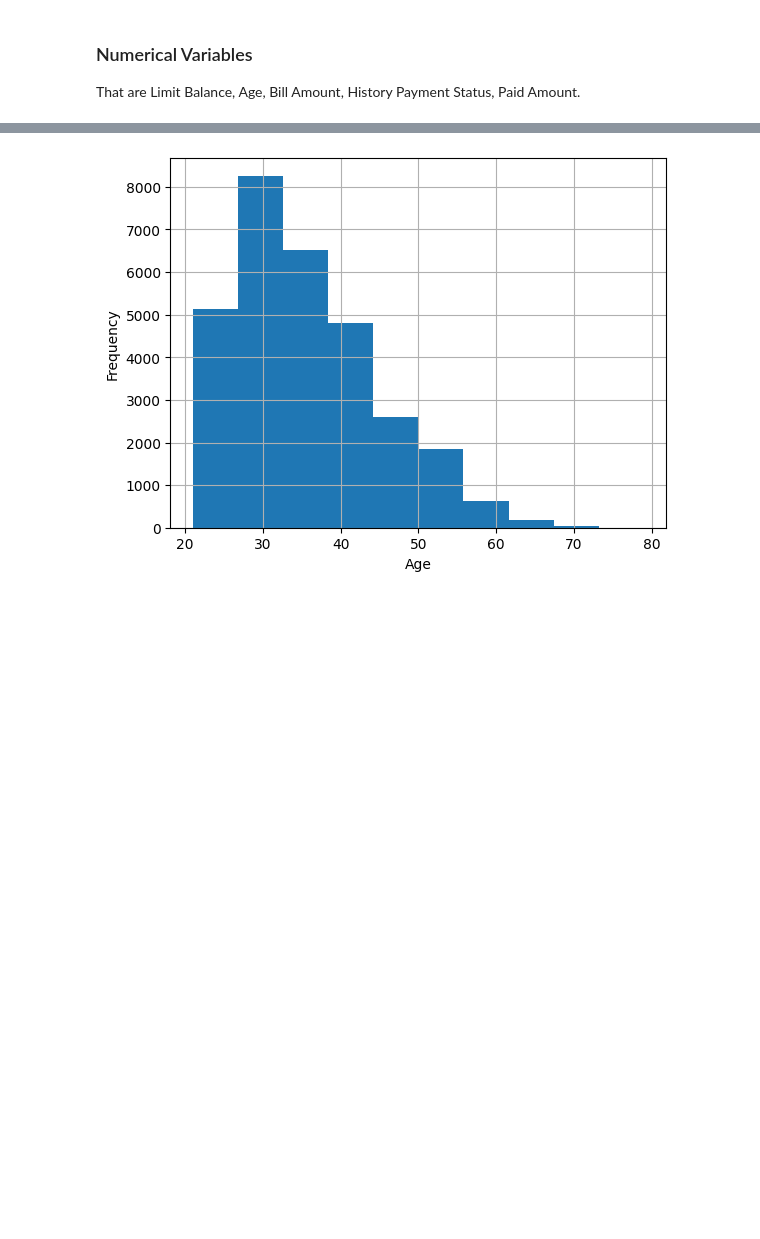
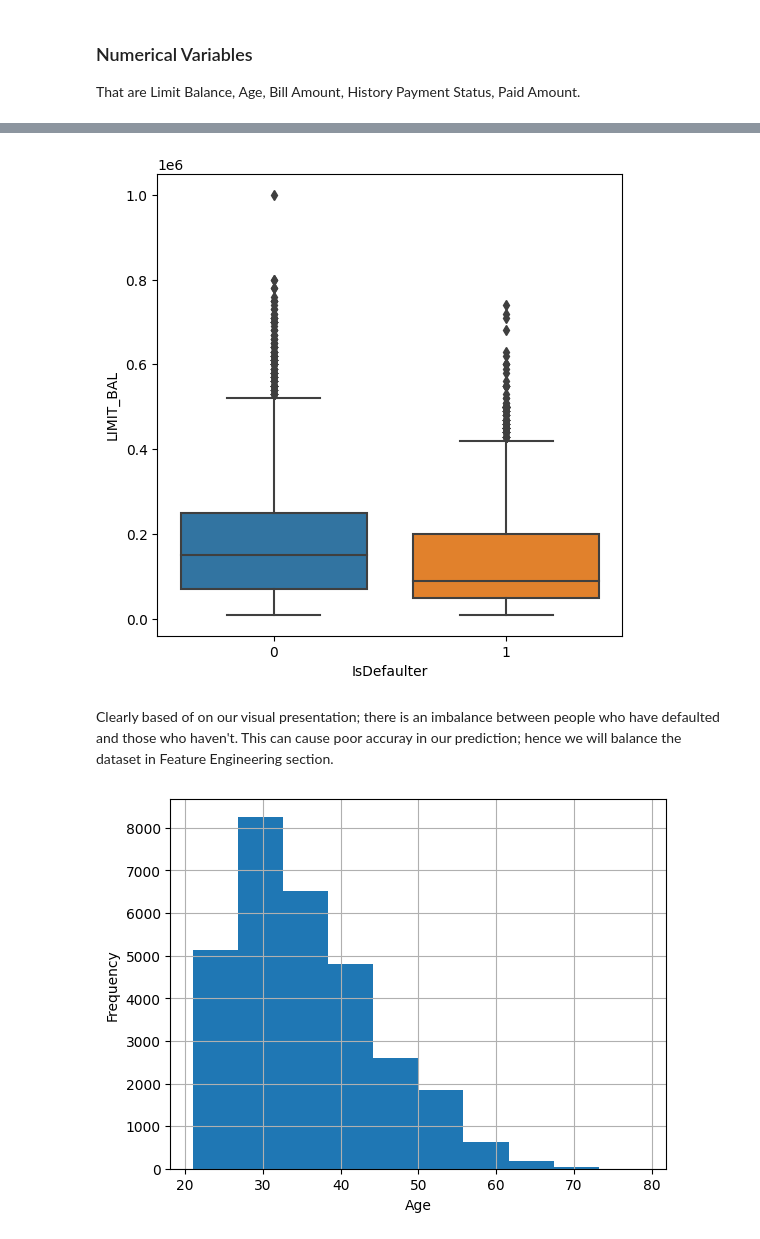
Before and after one commit to angadhsingh1/MachineLearning-DefaultCreditCards, a Jupyter notebook: final-project.ipynb, the cells around one changed output, grey strips where cells are left out. Saved outputs shown, nothing was run; the diff lists cells and outputs as text; code cells hidden in the pictures; blank space fills up the shorter version.

```diff
--- a/final-project.ipynb
+++ b/final-project.ipynb
@@ -217,3 +213,10 @@ Name: LIMIT_BAL, dtype: float64
+# %%
+plt.figure(figsize=(6,6))
+ax = sns.boxplot(x="IsDefaulter", y="LIMIT_BAL", data=df)
+# %% [output]
+[figure, added]
+# %% [markdown]
+Clearly based of on our visual presentation; there is an imbalance between people who have defaulted and those who haven't. This can cause poor accuray in our prediction; hence we will balance the dataset in Feature Engineering section.
 # %%
 # Numerical Variable - Age
 df.AGE.hist()
```
Also changed, not shown: parts of 31 cells of this notebook.
